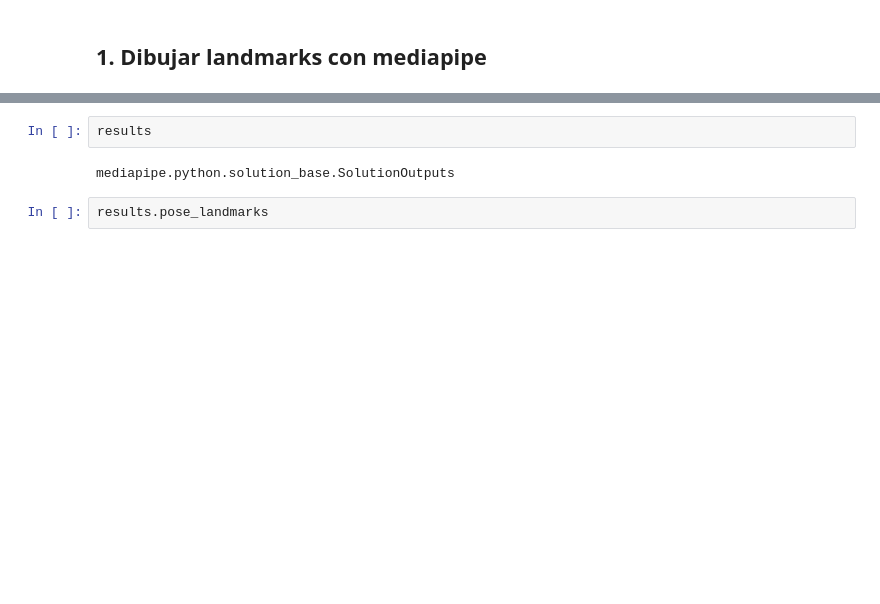
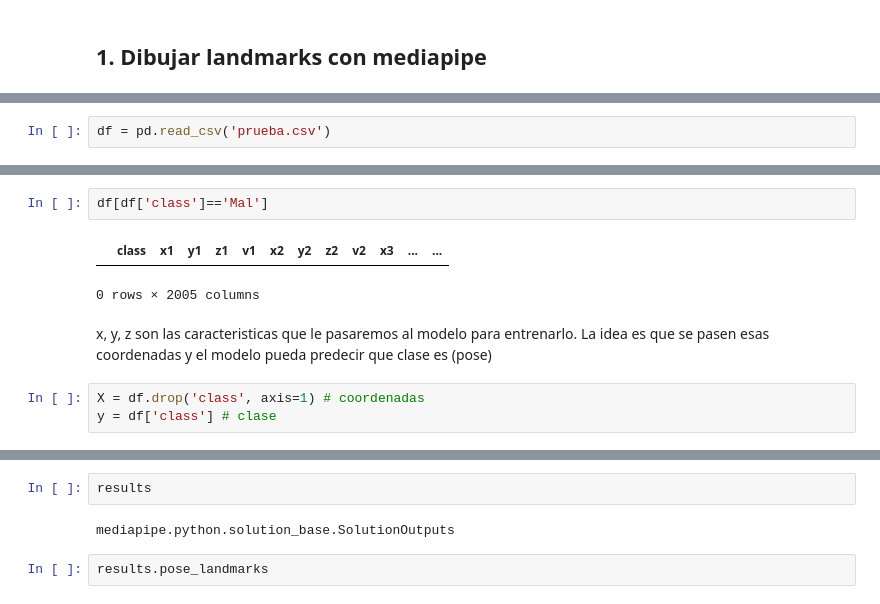
Before and after one commit to rosaainz/deteccion-lsm-mediapipe, a Jupyter notebook: holistic.ipynb, the cells around one changed output, grey strips where cells are left out. Saved outputs shown, nothing was run; the diff lists cells and outputs as text; blank space fills up the shorter version.

Commit message:
Pruebas entrenamiento

```diff
--- a/holistic.ipynb
+++ b/holistic.ipynb
@@ -147,0 +279,2 @@ cv2.destroyAllWindows()
+# %%
+df = pd.read_csv('prueba.csv')
@@ -147,0 +301,11 @@ cv2.destroyAllWindows()
+# %%
+df[df['class']=='Mal']
+# %% [output]
+|  | class | x1 | y1 | z1 | v1 | x2 | y2 | z2 | v2 | x3 | ... | ... |
+0 rows × 2005 columns
+# %% [markdown]
+x, y, z son las caracteristicas que le pasaremos al modelo para entrenarlo.
+La idea es que se pasen esas coordenadas y el modelo pueda predecir que clase es (pose)
+# %%
+X = df.drop('class', axis=1) # coordenadas
+y = df['class'] # clase
```
Also changed, not shown: parts of 119 cells of this notebook, 4 other files.
